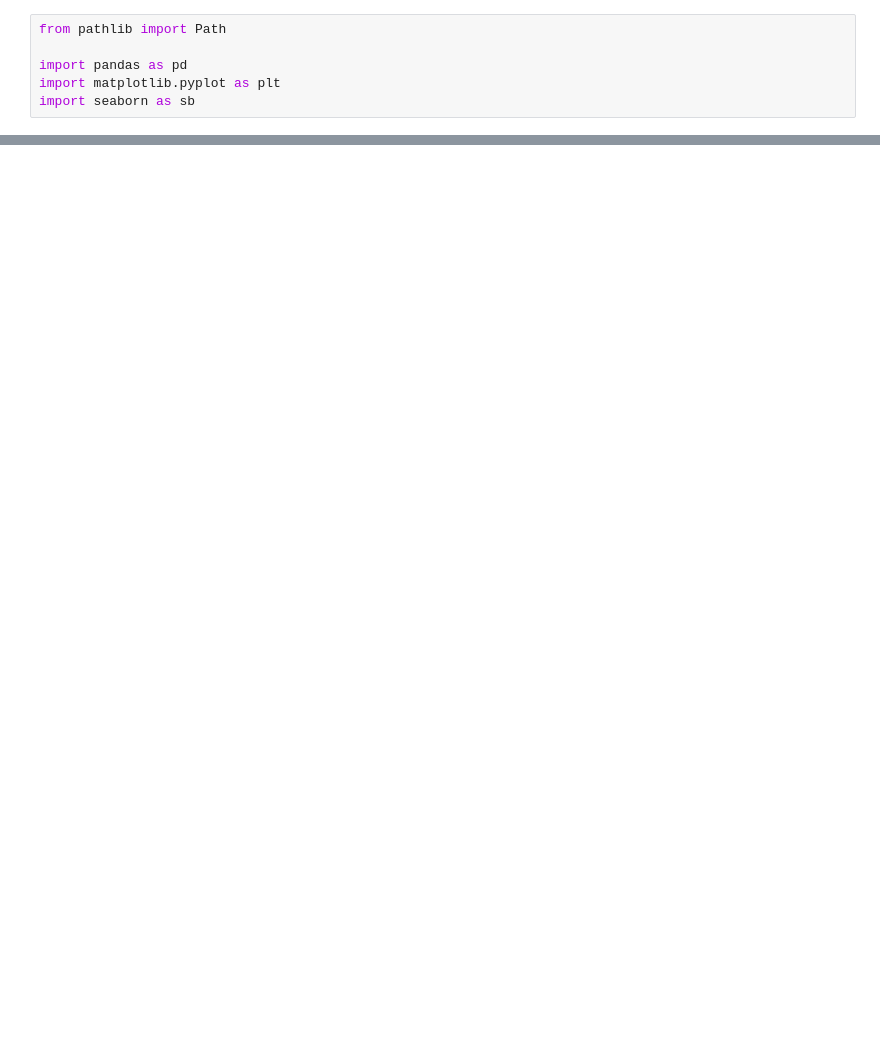
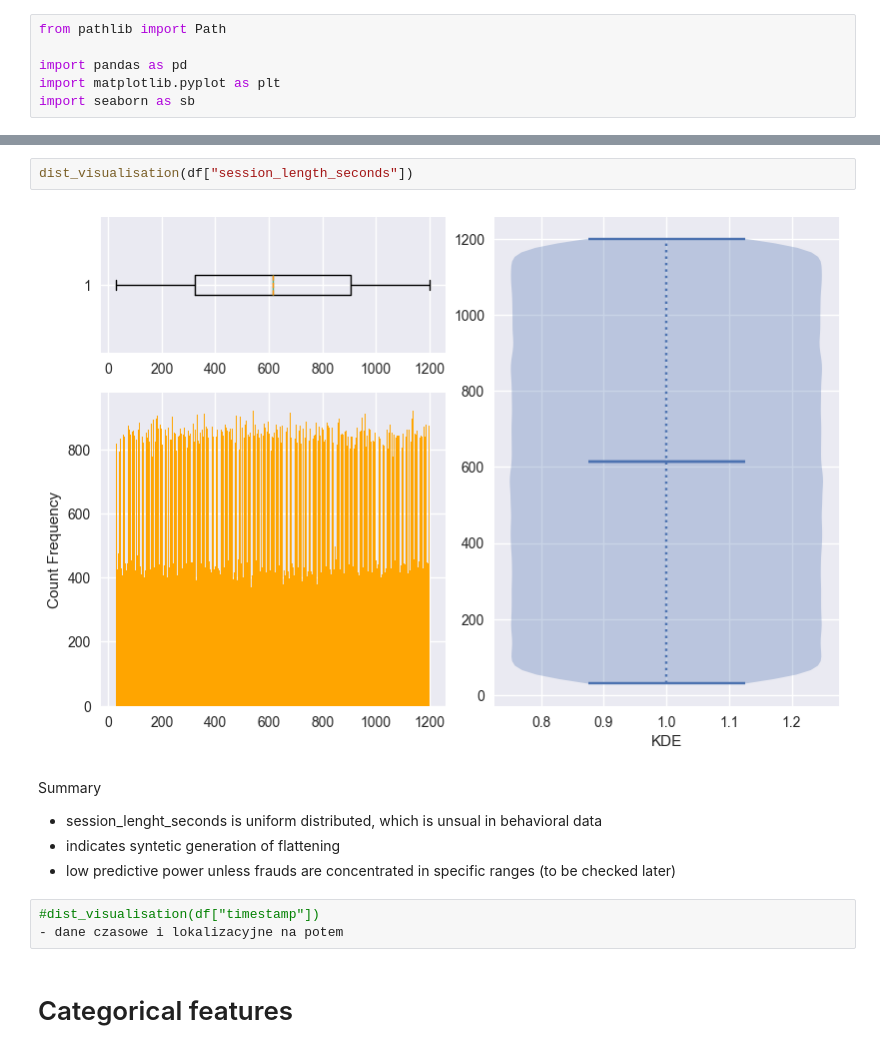
Before and after one commit to MateuszPietkiewicz/mastercards, a Jupyter notebook: notebooks/1.0-pk-eda-transaction.ipynb, the cells around one changed output, grey strips where cells are left out. Drawn from its saved outputs; the diff is of its cells as text; blank space fills up the shorter version.

```diff
--- a/notebooks/1.0-pk-eda-transaction.ipynb
+++ b/notebooks/1.0-pk-eda-transaction.ipynb
@@ -21,0 +215,14 @@ df.to_parquet("yolo.parquet")
+# %%
+dist_visualisation(df["session_length_seconds"])
+# %% [output]
+[figure, added]
+# %% [markdown]
+Summary
+- session_lenght_seconds is uniform distributed, which is unsual in behavioral data
+- indicates syntetic generation of flattening
+- low predictive power unless frauds are concentrated in specific ranges (to be checked later)
+# %%
+#dist_visualisation(df["timestamp"])
+- dane czasowe i lokalizacyjne na potem
+# %% [markdown]
+# Categorical features
```
Also changed, not shown: parts of 35 cells of this notebook, 6 other files.
